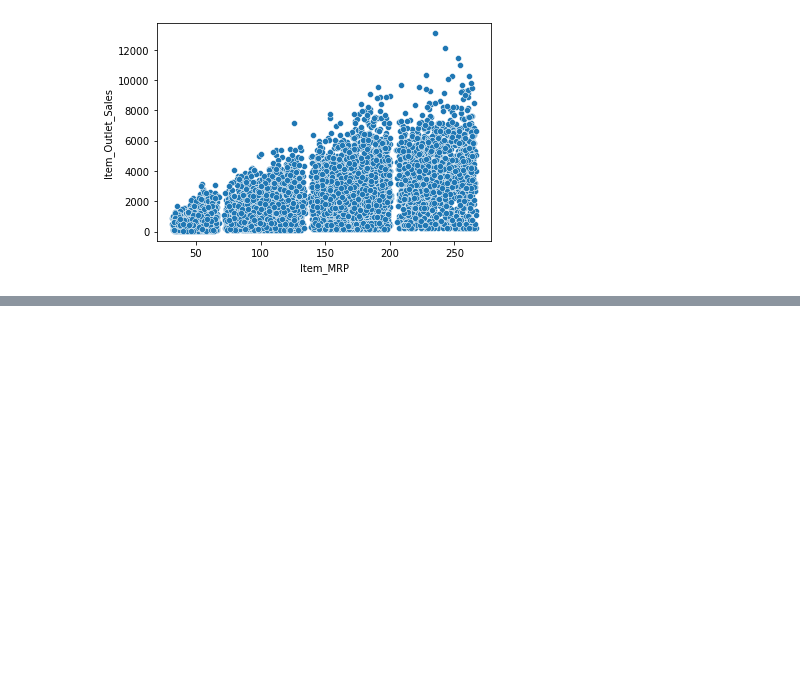
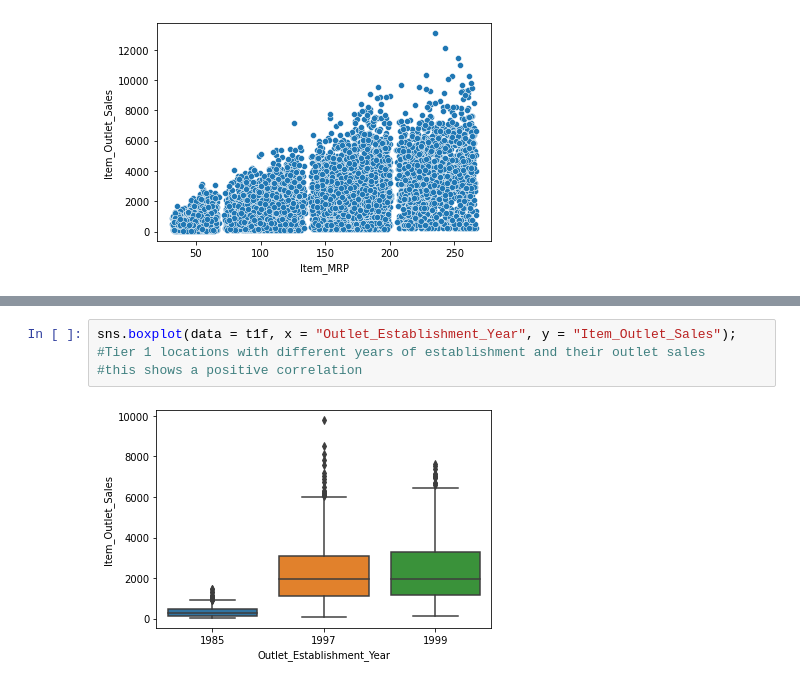
Before and after one commit to Brojas1/FSP, a Jupyter notebook: Copy_of_Food_Sales_Prediction.ipynb, the cells around one changed output, grey strips where cells are left out. Drawn from its saved outputs; the diff is of its cells as text; blank space fills up the shorter version.

```diff
--- a/Copy_of_Food_Sales_Prediction.ipynb
+++ b/Copy_of_Food_Sales_Prediction.ipynb
@@ -323,0 +370,6 @@ sns.scatterplot(data = df, x = "Item_MRP", y = "Item_Outlet_Sales");
+# %%
+sns.boxplot(data = t1f, x = "Outlet_Establishment_Year", y = "Item_Outlet_Sales");
+#Tier 1 locations with different years of establishment and their outlet sales
+#this shows a positive correlation
+# %% [output]
+[figure, added]
```
Also changed, not shown: parts of 10 cells of this notebook.
